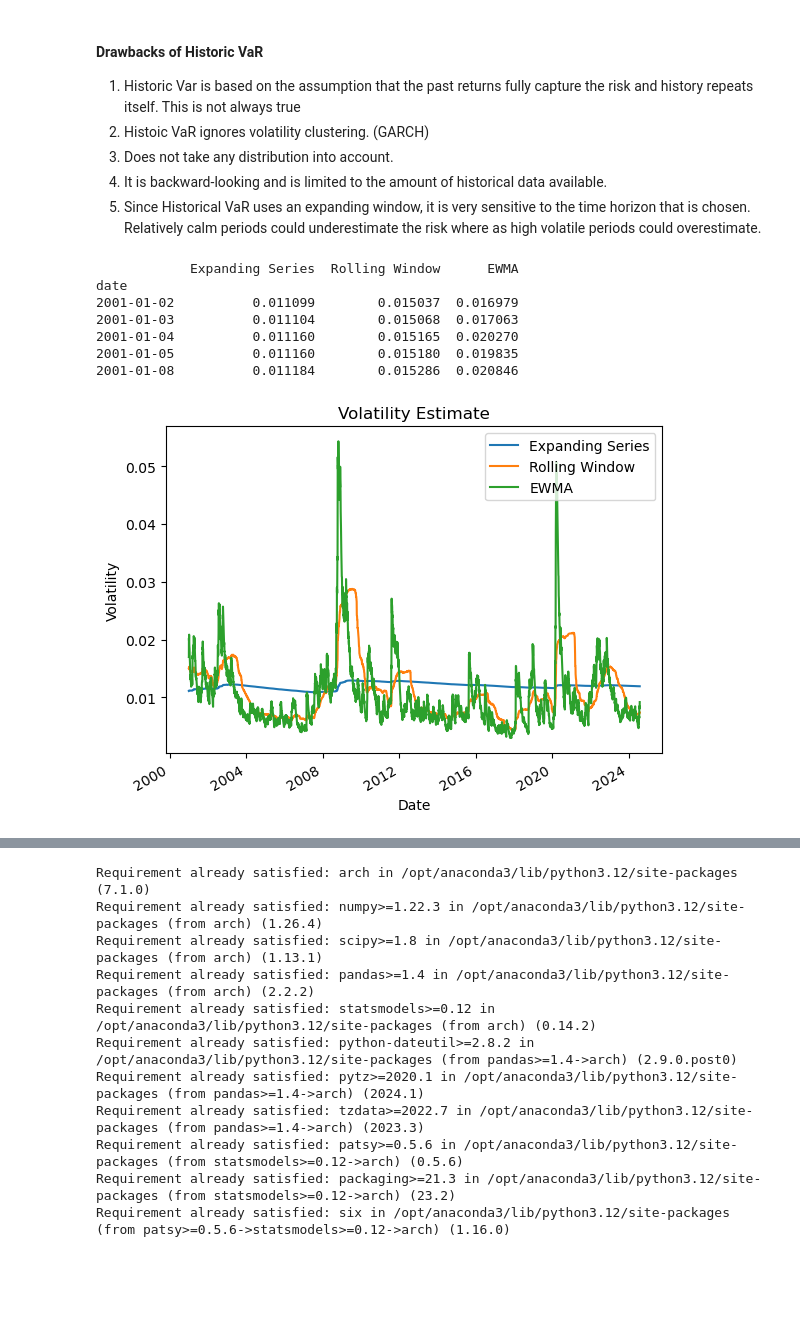
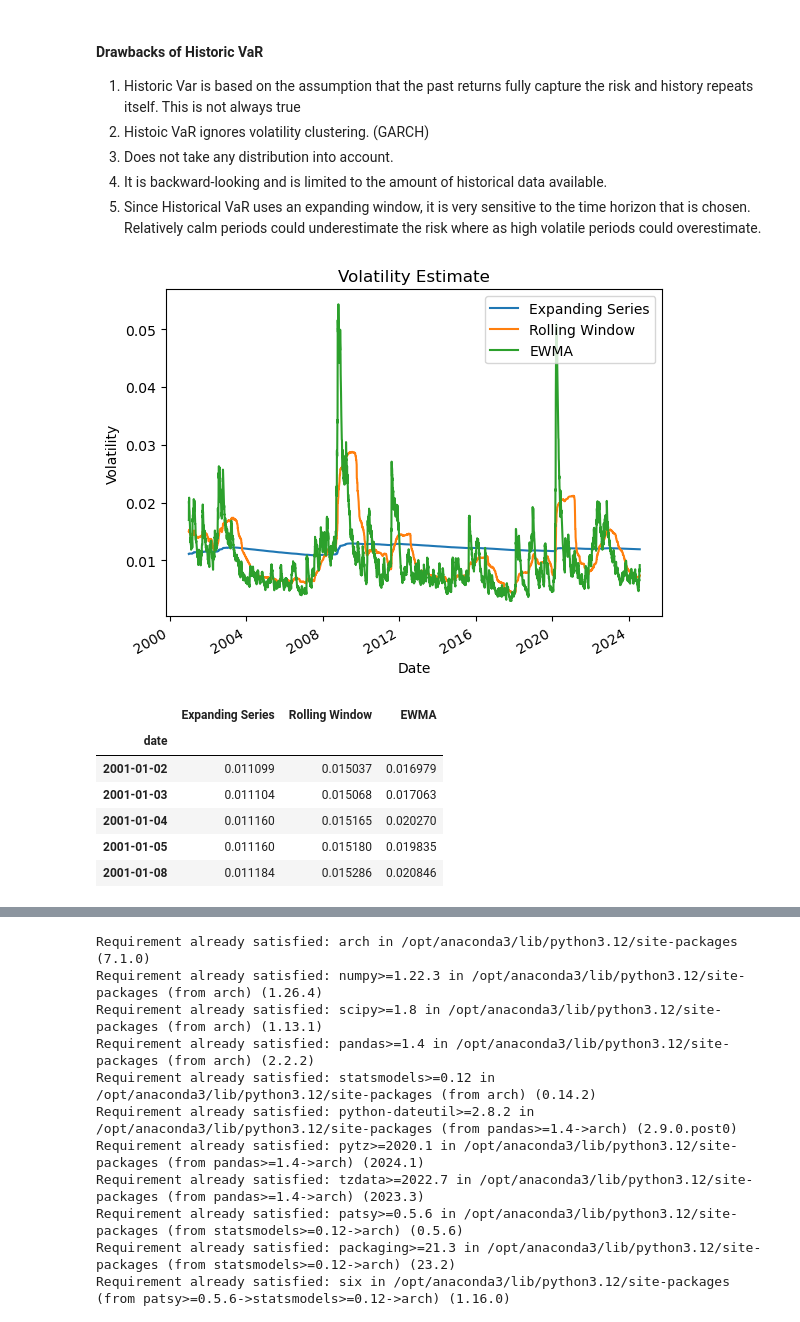
Before and after one commit to Anand-Nakhate/finm-portfolio-2024, a Jupyter notebook: homework/Solution_HW3_.ipynb, the cells around one changed output, grey strips where cells are left out. Cells and saved outputs as stored; diff of their text form; code cells hidden in the pictures; blank space fills up the shorter version.

```diff
--- a/homework/Solution_HW3_.ipynb
+++ b/homework/Solution_HW3_.ipynb
@@ -163,34 +163,34 @@ Expected frequency of violations: 0.0500
 # %%
 # 1.2 Volatility
 # Report
 expanding_series = np.sqrt((data['Excess Returns']**2).expanding().mean().shift())
 
 rolling_window = np.sqrt((data['Excess Returns']**2).rolling(252).mean().shift())
 
 theta = 0.94
 ewma = np.zeros(len(data))
 ewma[0] = 0.20 / np.sqrt(252)
 for t in range(1, len(data)):
     ewma[t] = np.sqrt(theta * ewma[t-1]**2 + (1 - theta) * data['Excess Returns'].iloc[t-1]**2)
 
 
 volatility = pd.DataFrame({
     'Expanding Series': expanding_series,
     'Rolling Window': rolling_window,
     'EWMA': ewma}, index=data.index)
 
-print(volatility.loc['2001-01-02':].head())
 volatility.loc['2001-01-02':].plot(title='Volatility Estimate', ylabel='Volatility', xlabel='Date')
 plt.show()
+volatility.loc['2001-01-02':].head()
 # %% [output]
-            Expanding Series  Rolling Window      EWMA
-date
-2001-01-02          0.011099        0.015037  0.016979
-2001-01-03          0.011104        0.015068  0.017063
-2001-01-04          0.011160        0.015165  0.020270
-2001-01-05          0.011160        0.015180  0.019835
-2001-01-08          0.011184        0.015286  0.020846
 [figure]
+|  | Expanding Series | Rolling Window | EWMA |
+| date |  |  |  |
+| 2001-01-02 | 0.011099 | 0.015037 | 0.016979 |
+| 2001-01-03 | 0.011104 | 0.015068 | 0.017063 |
+| 2001-01-04 | 0.011160 | 0.015165 | 0.020270 |
+| 2001-01-05 | 0.011160 | 0.015180 | 0.019835 |
+| 2001-01-08 | 0.011184 | 0.015286 | 0.020846 |
 # %%
 z_score = -1.65
 VaR['Expanding Volatility VaR'] = z_score * volatility['Expanding Series']
```
Also changed, not shown: parts of 7 cells of this notebook.
